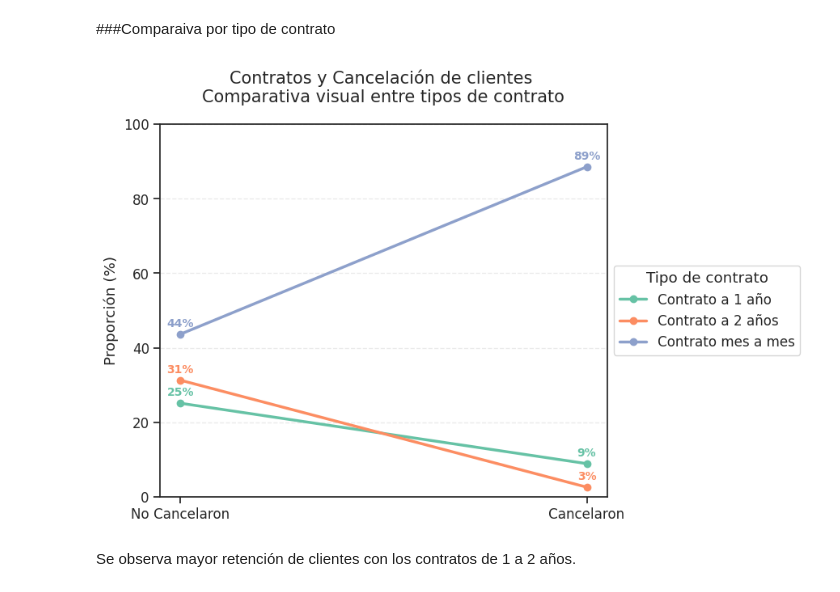
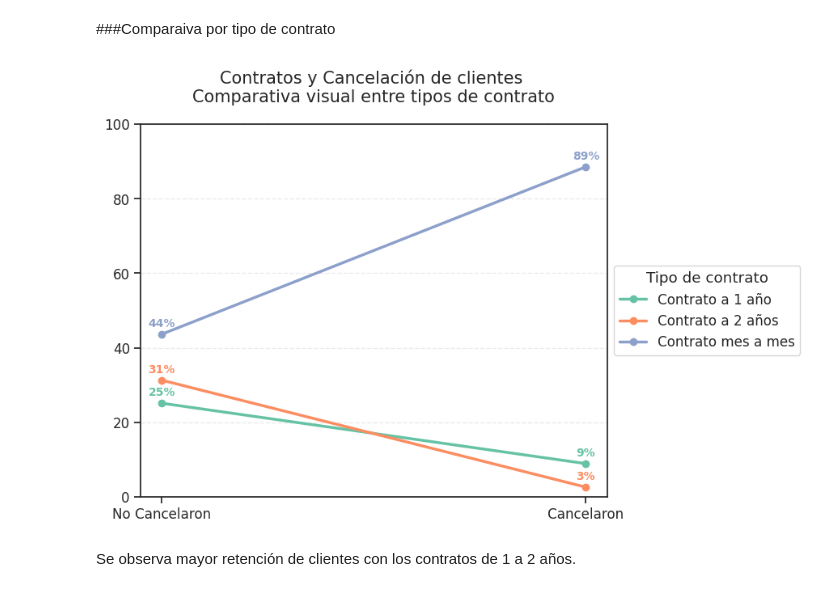
Before and after one commit to DaniBntz/TelecomX, a Jupyter notebook: TelecomX_Challenge.ipynb, the cells around one changed output. Saved outputs shown, nothing was run; the diff lists cells and outputs as text; code cells hidden in the pictures.

```diff
--- a/TelecomX_Challenge.ipynb
+++ b/TelecomX_Challenge.ipynb
@@ -1001,35 +1008,38 @@ for contrato in contratos:
         ])
 
 df_slope = pd.DataFrame(datos_slope, columns=['Contrato', 'Grupo', 'Proporcion'])
 pivot = df_slope.pivot(index='Contrato', columns='Grupo', values='Proporcion')
 
 # Grafico
 plt.figure(figsize=(9, 6))
 colores = sns.color_palette("Set2", n_colors=len(pivot))
 
 for (contrato, fila), color in zip(pivot.iterrows(), colores):
     plt.plot(['No Cancelaron', 'Cancelaron'],
              [fila['No Cancelaron'], fila['Cancelaron']],
              marker='o', linewidth=2.5, color=color, label=contrato)
 
     # Etiquetas en los puntos
     plt.text('No Cancelaron', fila['No Cancelaron'] + 2, f"{fila['No Cancelaron']:.0f}%",
              ha='center', fontsize=10, weight='bold', color=color)
     plt.text('Cancelaron', fila['Cancelaron'] + 2, f"{fila['Cancelaron']:.0f}%",
              ha='center', fontsize=10, weight='bold', color=color)
 
 # Estética del gráfico
 plt.title('Contratos y Cancelación de clientes \nComparativa visual entre tipos de contrato',
           fontsize=15, loc='center', pad=20)
-plt.ylabel('Proporción (%)')
+plt.ylabel('')
 plt.ylim(0, 100)
 plt.xticks(['No Cancelaron', 'Cancelaron'])
 plt.grid(axis='y', linestyle='--', alpha=0.4)
 plt.legend(title='Tipo de contrato', loc='center left', bbox_to_anchor=(1.0, 0.5))
 plt.tight_layout()
+
+plt.savefig("grafico_tipo_contrato.png", dpi=300, bbox_inches='tight')
+
 plt.show()
 # %% [output]
-[figure, old version]
+[figure, new version]
 # %% [markdown]
 Se observa mayor retención de clientes con los contratos de 1 a 2 años.
 # %% [markdown]
```
Also changed, not shown: parts of 7 cells of this notebook.
